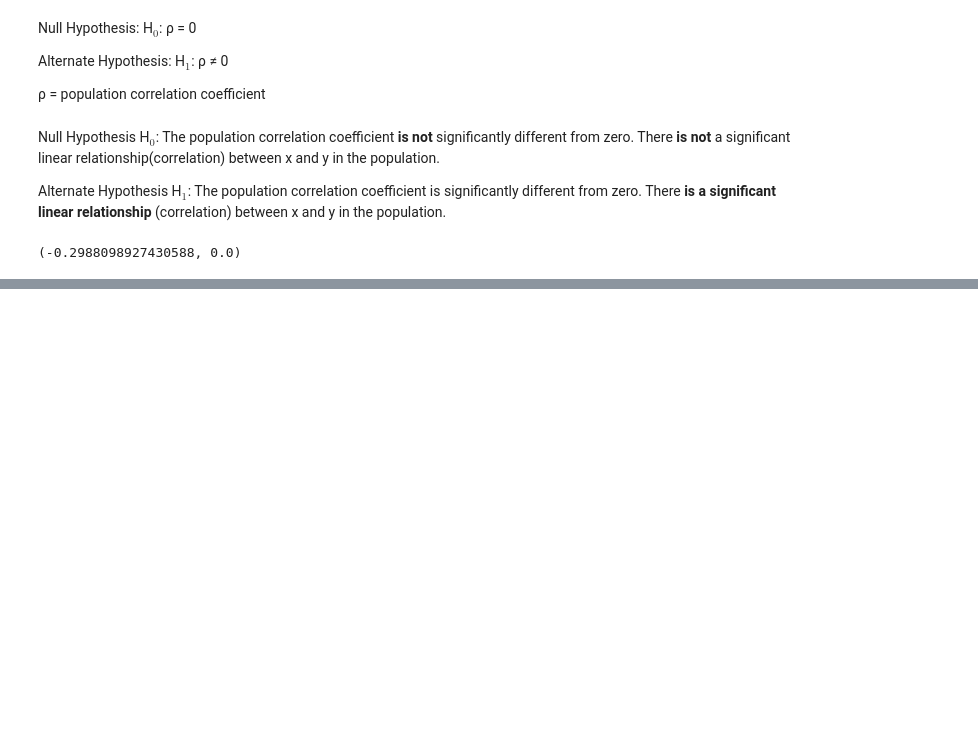
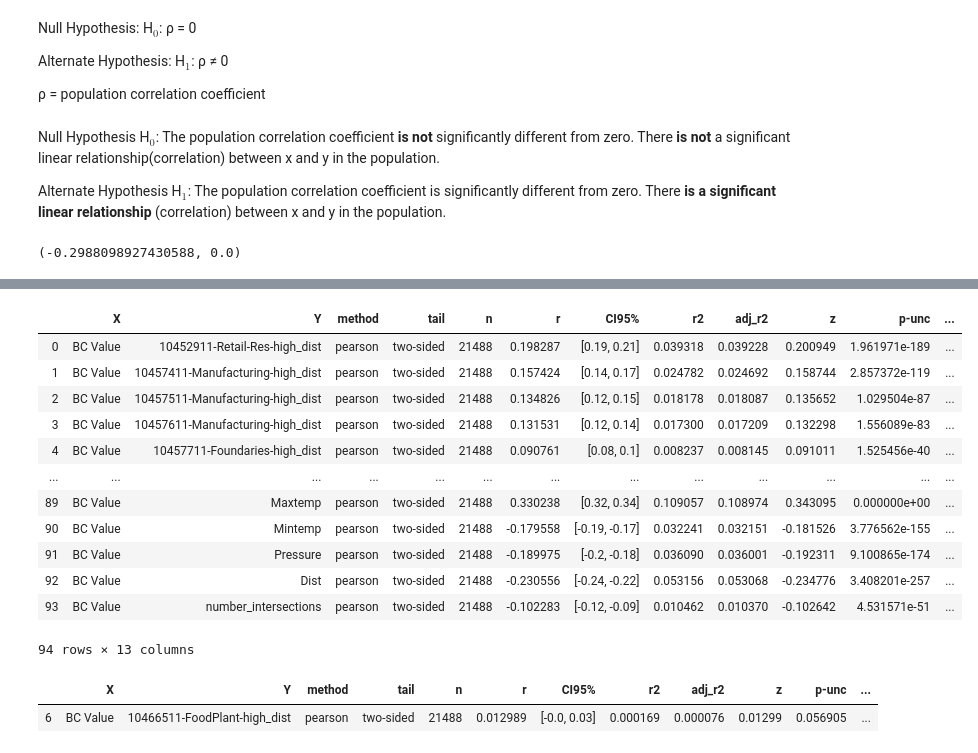
Before and after one commit to varsha2509/Springboard-DS, a Jupyter notebook: Capstone1/Idea3/Statistical-Data-Analysis.ipynb, the cells around one changed output, grey strips where cells are left out. Drawn from its saved outputs; the diff is of its cells as text; code cells hidden in the pictures; blank space fills up the shorter version.

```diff
--- a/Capstone1/Idea3/Statistical-Data-Analysis.ipynb
+++ b/Capstone1/Idea3/Statistical-Data-Analysis.ipynb
@@ -144,4 +149,4 @@ pearsonr(BC['BC Value'],BC['Precip'])
 (-0.2988098927430588, 0.0)
 # %%
 import pingouin as pg
-pg.pairwise_corr(BC, method='pearson')
+BC_pearsonr = pg.pairwise_corr(BC, method='pearson')
@@ -161,0 +155,18 @@ pg.pairwise_corr(BC, method='pearson')
+# %%
+BC_pearsonr = BC_pearsonr[BC_pearsonr.X == 'BC Value']
+# %%
+BC_pearsonr.head(100)
+# %% [output]
+|  | X | Y | method | tail | n | r | CI95% | r2 | adj_r2 | z | p-unc | ... |
+| 0 | BC Value | 10452911-Retail-Res-high_dist | pearson | two-sided | 21488 | 0.198287 | [0.19, 0.21] | 0.039318 | 0.039228 | 0.200949 | 1.961971e-189 | ... |
+| 1 | BC Value | 10457411-Manufacturing-high_dist | pearson | two-sided | 21488 | 0.157424 | [0.14, 0.17] | 0.024782 | 0.024692 | 0.158744 | 2.857372e-119 | ... |
+| 2 | BC Value | 10457511-Manufacturing-high_dist | pearson | two-sided | 21488 | 0.134826 | [0.12, 0.15] | 0.018178 | 0.018087 | 0.135652 | 1.029504e-87 | ... |
+| 3 | BC Value | 10457611-Manufacturing-high_dist | pearson | two-sided | 21488 | 0.131531 | [0.12, 0.14] | 0.017300 | 0.017209 | 0.132298 | 1.556089e-83 | ... |
+| 4 | BC Value | 10457711-Foundaries-high_dist | pearson | two-sided | 21488 | 0.090761 | [0.08, 0.1] | 0.008237 | 0.008145 | 0.091011 | 1.525456e-40 | ... |
+| ... | ... | ... | ... | ... | ... | ... | ... | ... | ... | ... | ... | ... |
+| 89 | BC Value | Maxtemp | pearson | two-sided | 21488 | 0.330238 | [0.32, 0.34] | 0.109057 | 0.108974 | 0.343095 | 0.000000e+00 | ... |
+| 90 | BC Value | Mintemp | pearson | two-sided | 21488 | -0.179558 | [-0.19, -0.17] | 0.032241 | 0.032151 | -0.181526 | 3.776562e-155 | ... |
+| 91 | BC Value | Pressure | pearson | two-sided | 21488 | -0.189975 | [-0.2, -0.18] | 0.036090 | 0.036001 | -0.192311 | 9.100865e-174 | ... |
+| 92 | BC Value | Dist | pearson | two-sided | 21488 | -0.230556 | [-0.24, -0.22] | 0.053156 | 0.053068 | -0.234776 | 3.408201e-257 | ... |
+| 93 | BC Value | number_intersections | pearson | two-sided | 21488 | -0.102283 | [-0.12, -0.09] | 0.010462 | 0.010370 | -0.102642 | 4.531571e-51 | ... |
+94 rows × 13 columns
@@ -161,0 +175,5 @@ pg.pairwise_corr(BC, method='pearson')
+# %%
+BC_pearsonr[BC_pearsonr['p-unc'] >= 0.005 ]
+# %% [output]
+|  | X | Y | method | tail | n | r | CI95% | r2 | adj_r2 | z | p-unc | ... |
+| 6 | BC Value | 10466511-FoodPlant-high_dist | pearson | two-sided | 21488 | 0.012989 | [-0.0, 0.03] | 0.000169 | 0.000076 | 0.01299 | 0.056905 | ... |
```
Also changed, not shown: parts of 9 cells of this notebook.
